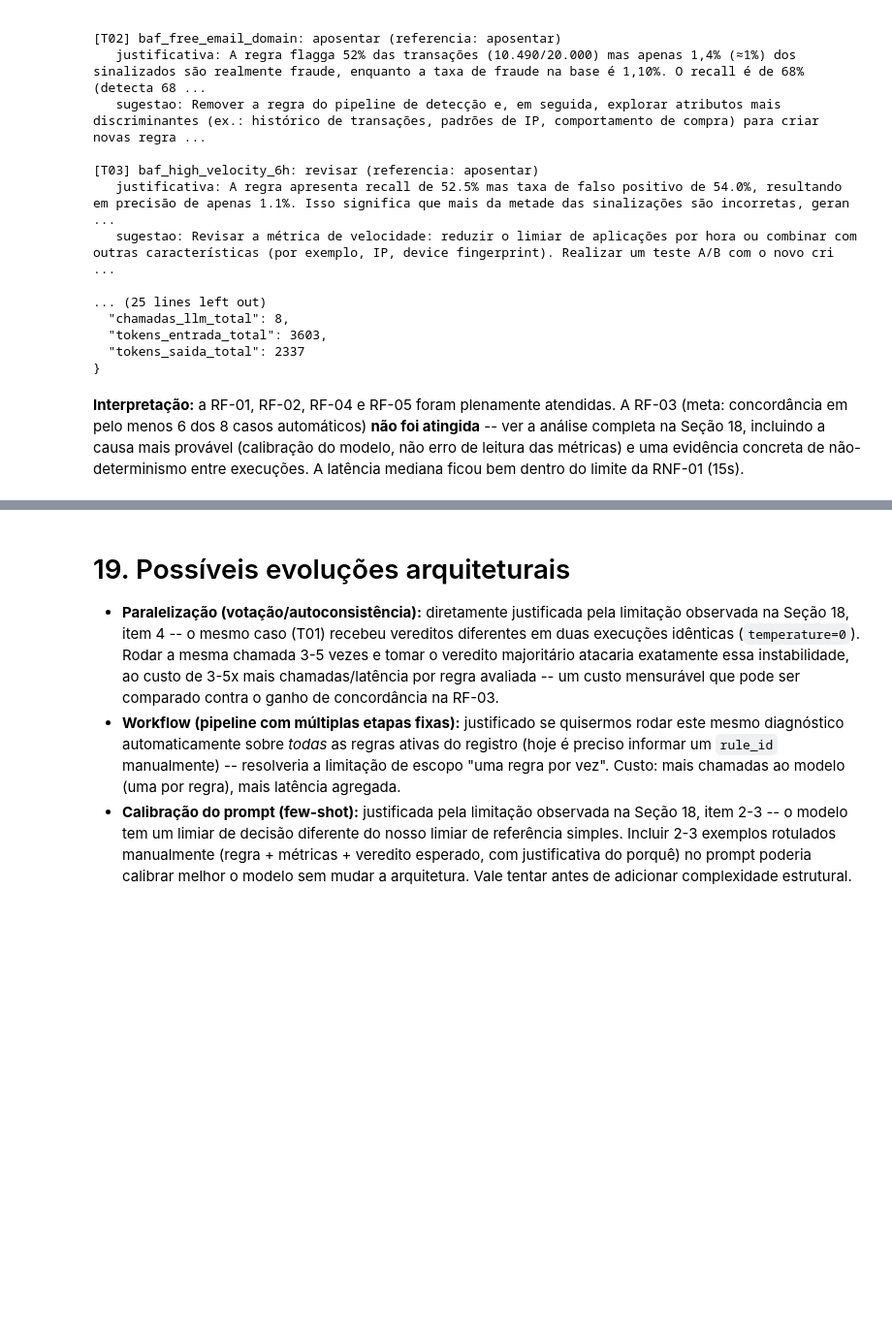
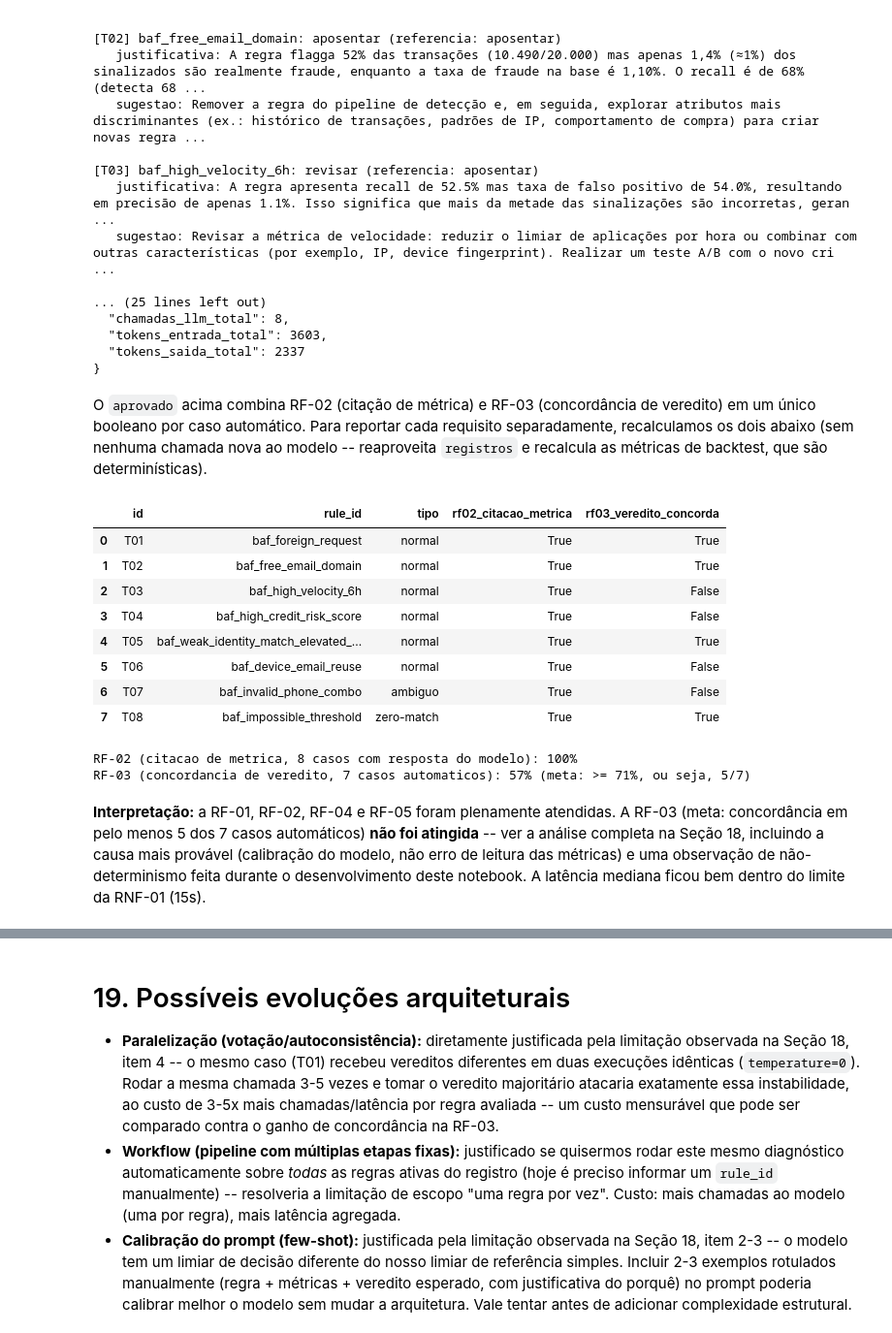
Before and after one commit to bronzattivinicius/riskops, a Jupyter notebook: E1_Ferreira_Bronzatti.ipynb, the cells around one changed output, grey strips where cells are left out. Shown at 97% size. Drawn from its saved outputs; the diff is of its cells as text; code cells hidden in the pictures; blank space fills up the shorter version.

```diff
--- a/E1_Ferreira_Bronzatti.ipynb
+++ b/E1_Ferreira_Bronzatti.ipynb
@@ -564,12 +661,51 @@ with open("baseline_v1_resultados.json", "w", encoding="utf-8") as f:
   "tokens_entrada_total": 3603,
   "tokens_saida_total": 2337
 }
+# %% [markdown]
+O `aprovado` acima combina RF-02 (citação de métrica) e RF-03 (concordância de veredito) em um
+único booleano por caso automático. Para reportar cada requisito separadamente, recalculamos
+os dois abaixo (sem nenhuma chamada nova ao modelo -- reaproveita `registros` e recalcula as
+métricas de backtest, que são determinísticas).
+# %%
+detalhamento = []
+for r in registros:
+    if r["tipo"] in ("informacao ausente", "entrada incompleta") or not r["ok"]:
+        continue
+    rule = store.get(r["rule_id"])
+    metricas_r = backtest_ruleset(df, [rule], label_col="fraud_bool").metrics
+    citacao_ok = metrica_citada(r["justificativa"], metricas_r.detection_rate) or \
+        metrica_citada(r["justificativa"], metricas_r.false_positive_rate)
+    veredito_ok = r["veredito"] == r["veredito_referencia"]
+    detalhamento.append({
+        "id": r["id"], "rule_id": r["rule_id"], "tipo": r["tipo"],
+        "rf02_citacao_metrica": citacao_ok, "rf03_veredito_concorda": veredito_ok,
+    })
+
+df_detalhamento = pd.DataFrame(detalhamento)
+display(df_detalhamento)
+
+# RF-03 so se aplica aos casos automaticos (exclui T07, que e ambiguo/manual).
+rf03_auto = df_detalhamento[df_detalhamento["tipo"] != "ambiguo"]
+print(f"RF-02 (citacao de metrica, 8 casos com resposta do modelo): {df_detalhamento['rf02_citacao_metrica'].mean():.0%}")
+print(f"RF-03 (concordancia de veredito, {len(rf03_auto)} casos automaticos): {rf03_auto['rf03_veredito_concorda'].mean():.0%} (meta: >= 71%, ou seja, 5/7)")
+# %% [output]
+|  | id | rule_id | tipo | rf02_citacao_metrica | rf03_veredito_concorda |
+| 0 | T01 | baf_foreign_request | normal | True | True |
+| 1 | T02 | baf_free_email_domain | normal | True | True |
+| 2 | T03 | baf_high_velocity_6h | normal | True | False |
+| 3 | T04 | baf_high_credit_risk_score | normal | True | False |
+| 4 | T05 | baf_weak_identity_match_elevated_... | normal | True | True |
+| 5 | T06 | baf_device_email_reuse | normal | True | False |
+| 6 | T07 | baf_invalid_phone_combo | ambiguo | True | False |
+| 7 | T08 | baf_impossible_threshold | zero-match | True | True |
+RF-02 (citacao de metrica, 8 casos com resposta do modelo): 100%
+RF-03 (concordancia de veredito, 7 casos automaticos): 57% (meta: >= 71%, ou seja, 5/7)
 # %% [markdown]
 **Interpretação:** a RF-01, RF-02, RF-04 e RF-05 foram plenamente atendidas. A RF-03 (meta:
-concordância em pelo menos 6 dos 8 casos automáticos) **não foi atingida** -- ver a análise
+concordância em pelo menos 5 dos 7 casos automáticos) **não foi atingida** -- ver a análise
 completa na Seção 18, incluindo a causa mais provável (calibração do modelo, não erro de
-leitura das métricas) e uma evidência concreta de não-determinismo entre execuções. A latência
-mediana ficou bem dentro do limite da RNF-01 (15s).
+leitura das métricas) e uma observação de não-determinismo feita durante o desenvolvimento
+deste notebook. A latência mediana ficou bem dentro do limite da RNF-01 (15s).
 # %% [markdown]
 # 18. Análise crítica do baseline
 
```
Also changed, not shown: parts of 10 cells of this notebook.
